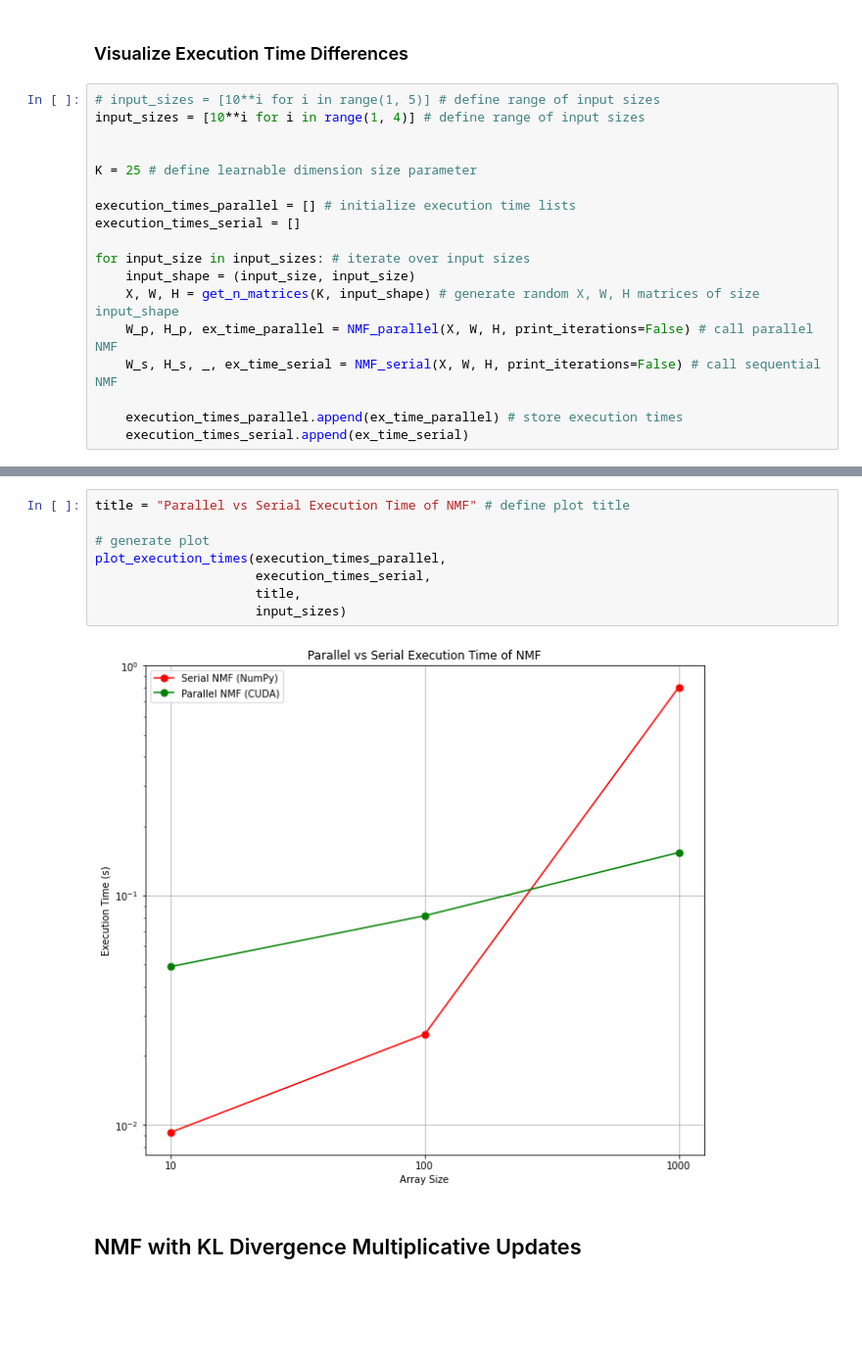
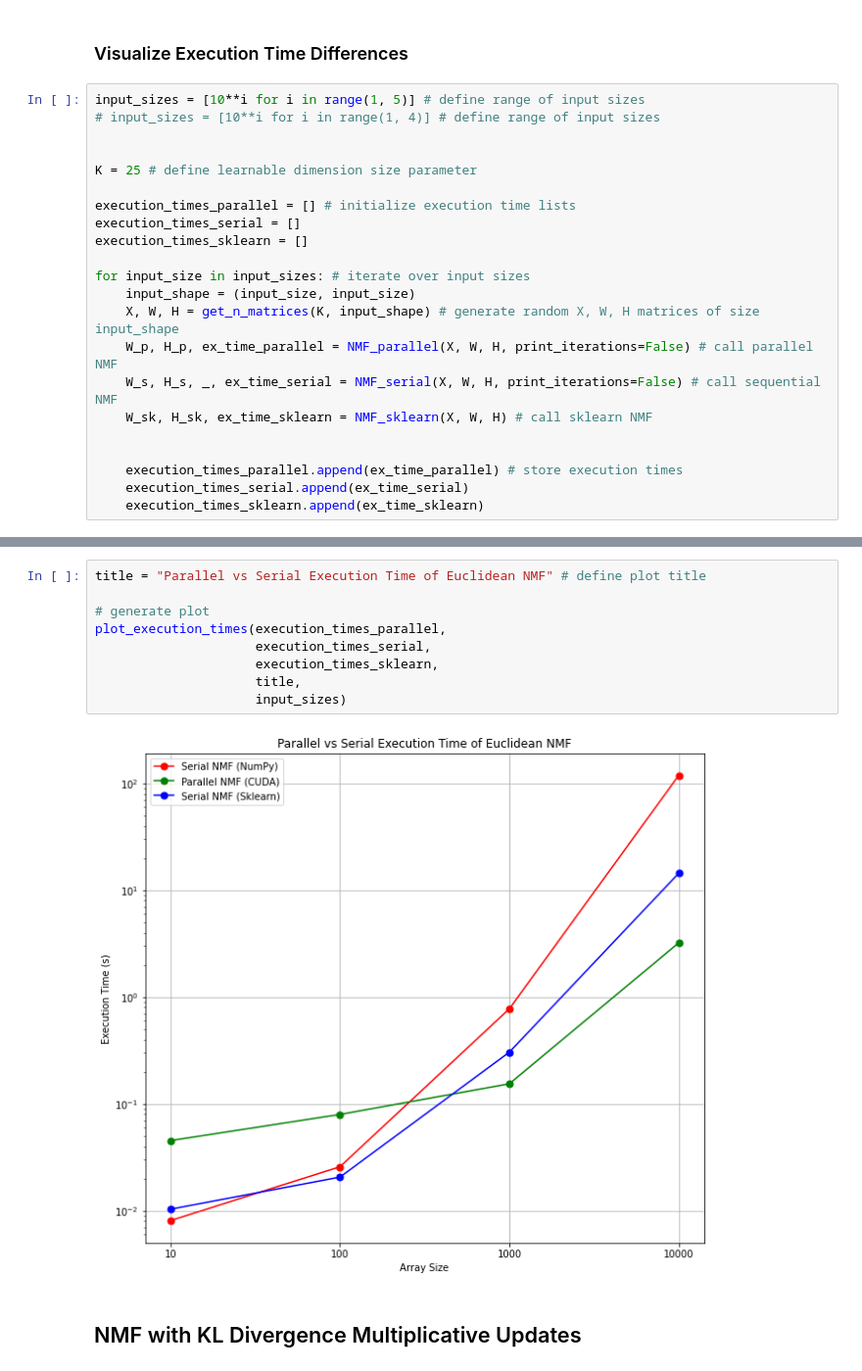
Before and after one commit to alexsugna/e4750-final-project, a Jupyter notebook: Demonstration.ipynb, the cells around one changed output, grey strips where cells are left out. Shown at 98% size. Drawn from its saved outputs; the diff is of its cells as text; blank space fills up the shorter version.

```diff
--- a/Demonstration.ipynb
+++ b/Demonstration.ipynb
@@ -149,23 +142,27 @@ get_topics(W_parallel, print_results=False)
 # %% [markdown]
 ### Visualize Execution Time Differences
 # %%
-# input_sizes = [10**i for i in range(1, 5)] # define range of input sizes
-input_sizes = [10**i for i in range(1, 4)] # define range of input sizes
+input_sizes = [10**i for i in range(1, 5)] # define range of input sizes
+# input_sizes = [10**i for i in range(1, 4)] # define range of input sizes
 
 
 K = 25 # define learnable dimension size parameter
 
 execution_times_parallel = [] # initialize execution time lists
 execution_times_serial = []
+execution_times_sklearn = []
 
 for input_size in input_sizes: # iterate over input sizes
     input_shape = (input_size, input_size)
     X, W, H = get_n_matrices(K, input_shape) # generate random X, W, H matrices of size input_shape
     W_p, H_p, ex_time_parallel = NMF_parallel(X, W, H, print_iterations=False) # call parallel NMF
     W_s, H_s, _, ex_time_serial = NMF_serial(X, W, H, print_iterations=False) # call sequential NMF
+    W_sk, H_sk, ex_time_sklearn = NMF_sklearn(X, W, H) # call sklearn NMF
+
 
     execution_times_parallel.append(ex_time_parallel) # store execution times
     execution_times_serial.append(ex_time_serial)
+    execution_times_sklearn.append(ex_time_sklearn)
 # %% [output]
 Starting 100 iterations of parallel NMF with euclidean multiplicative updates.
 Starting 100 iterations of serial NMF with euclidean loss.
@@ -176,13 +179,14 @@ Starting 100 iterations of serial NMF with euclidean loss.
 # %%
-title = "Parallel vs Serial Execution Time of NMF" # define plot title
+title = "Parallel vs Serial Execution Time of Euclidean NMF" # define plot title
 
 # generate plot
 plot_execution_times(execution_times_parallel,
                      execution_times_serial,
+                     execution_times_sklearn,
                      title,
                      input_sizes)
 # %% [output]
-[figure, old version]
+[figure, new version]
 # %% [markdown]
 ## NMF with KL Divergence Multiplicative Updates
 # %% [markdown]
```
Also changed, not shown: parts of 13 cells of this notebook, 4 other files.
